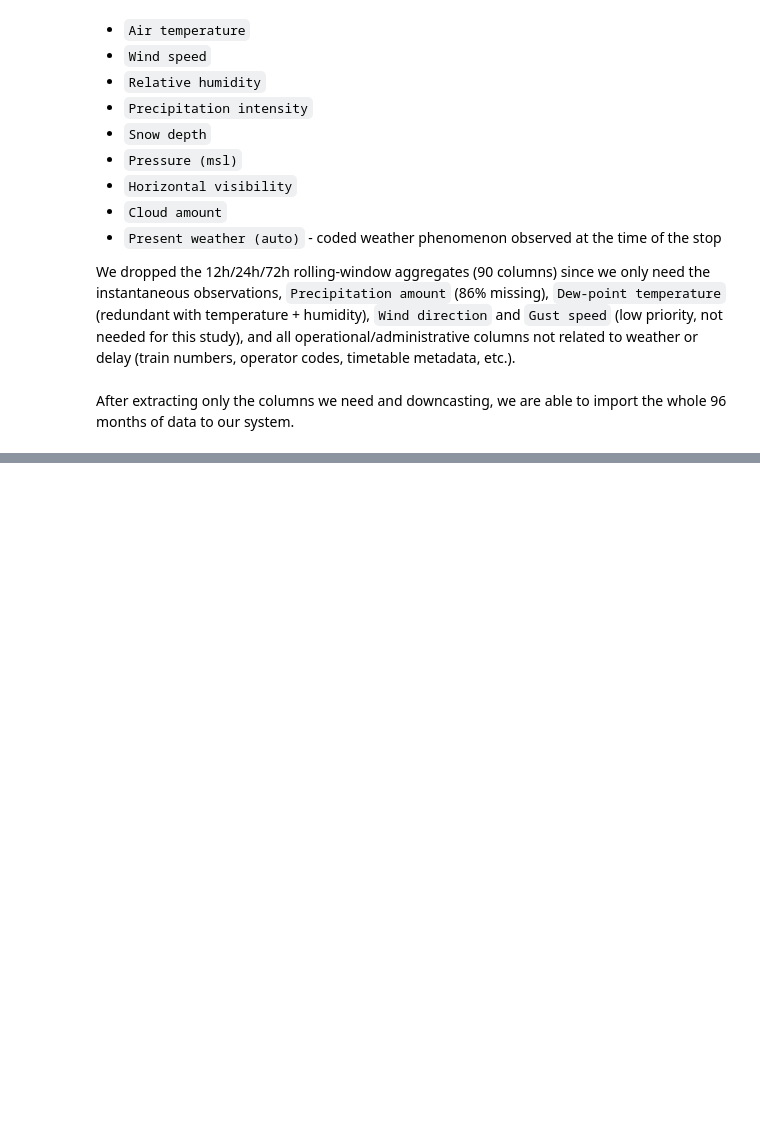
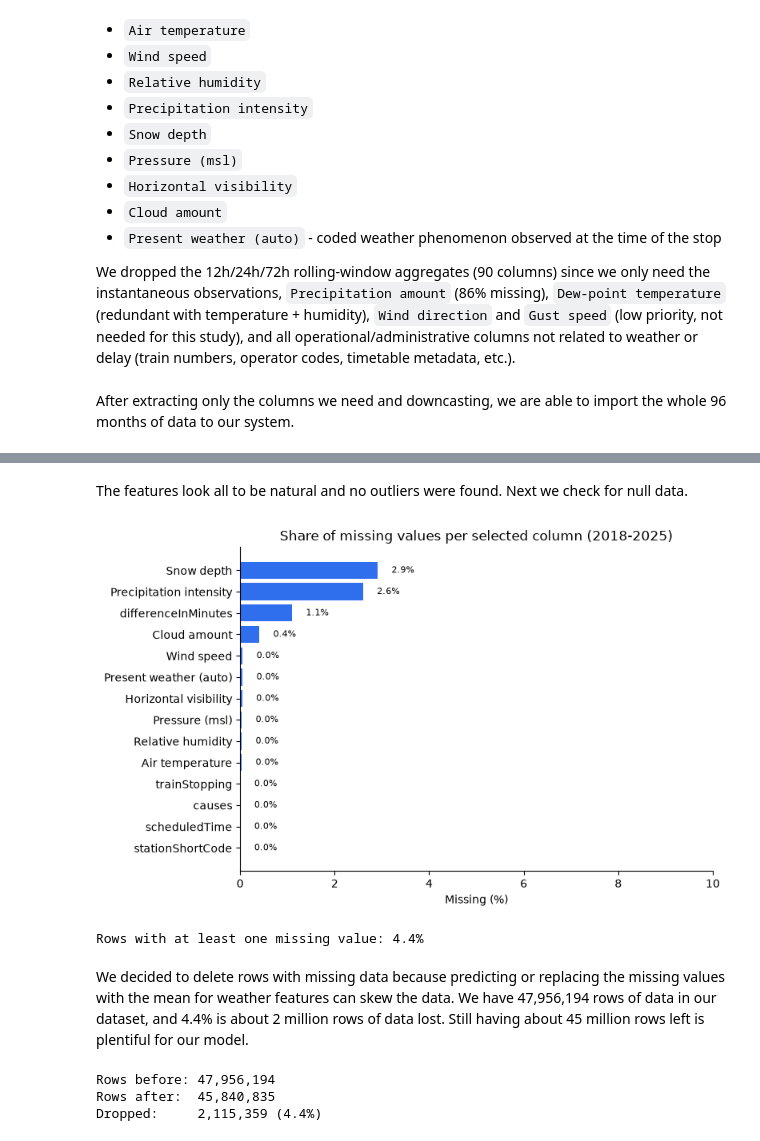
Before and after one commit to alekkiq/dkko-g2, a Jupyter notebook: project/project.ipynb, the cells around one changed output, grey strips where cells are left out. Saved outputs shown, nothing was run; the diff lists cells and outputs as text; code cells hidden in the pictures; blank space fills up the shorter version.

```diff
--- a/project/project.ipynb
+++ b/project/project.ipynb
@@ -180,6 +182,7 @@ selected_cols = [
     'scheduledTime',
     'differenceInMinutes',
     'causes',
+    'trainStopping',
     'Air temperature',
     'Wind speed',
     'Relative humidity',
@@ -202,0 +262,39 @@ After extracting only the columns we need and downcasting, we are able to import
+# %% [markdown]
+The features look all to be natural and no outliers were found. Next we check for null data.
+# %%
+#share of missing values per selected column, across the full 2018-2025 dataset
+missing_pct = (df_all.isna().mean() * 100).sort_values(ascending=True)
+
+fig, ax = plt.subplots(figsize=(8, 5))
+ax.barh(missing_pct.index, missing_pct.values, color='#2F6FED')
+for y, v in enumerate(missing_pct.values):
+    ax.text(v + 0.3, y, f'{v:.1f}%', va='center', fontsize=8)
+ax.set_xlim(0, max(10, missing_pct.max() * 1.15))
+ax.set_xlabel('Missing (%)')
+ax.set_title('Share of missing values per selected column (2018-2025)')
+ax.spines[['top', 'right']].set_visible(False)
+plt.tight_layout()
+plt.show()
+# %% [output]
+[figure, added]
+# %%
+#share of rows that have at least one missing value across the selected columns
+rows_with_missing = df_all.isna().any(axis=1).mean() * 100
+print(f"Rows with at least one missing value: {rows_with_missing:.1f}%")
+# %% [output]
+Rows with at least one missing value: 4.4%
+# %% [markdown]
+We decided to delete rows with missing data because predicting or replacing the missing values with the mean for weather features can skew the data. We have 47,956,194 rows of data in our dataset, and 4.4% is about 2 million rows of data lost. Still having about 45 million rows left is plentiful for our model.
+# %%
+#drop rows with any missing values across the selected columns
+rows_before = len(df_all)
+df_all = df_all.dropna().reset_index(drop=True)
+rows_after = len(df_all)
+
+print(f"Rows before: {rows_before:,}")
+print(f"Rows after:  {rows_after:,}")
+print(f"Dropped:     {rows_before - rows_after:,} ({(rows_before - rows_after) / rows_before * 100:.1f}%)")
+# %% [output]
+Rows before: 47,956,194
+Rows after:  45,840,835
+Dropped:     2,115,359 (4.4%)
```
Also changed, not shown: parts of 7 cells of this notebook.
